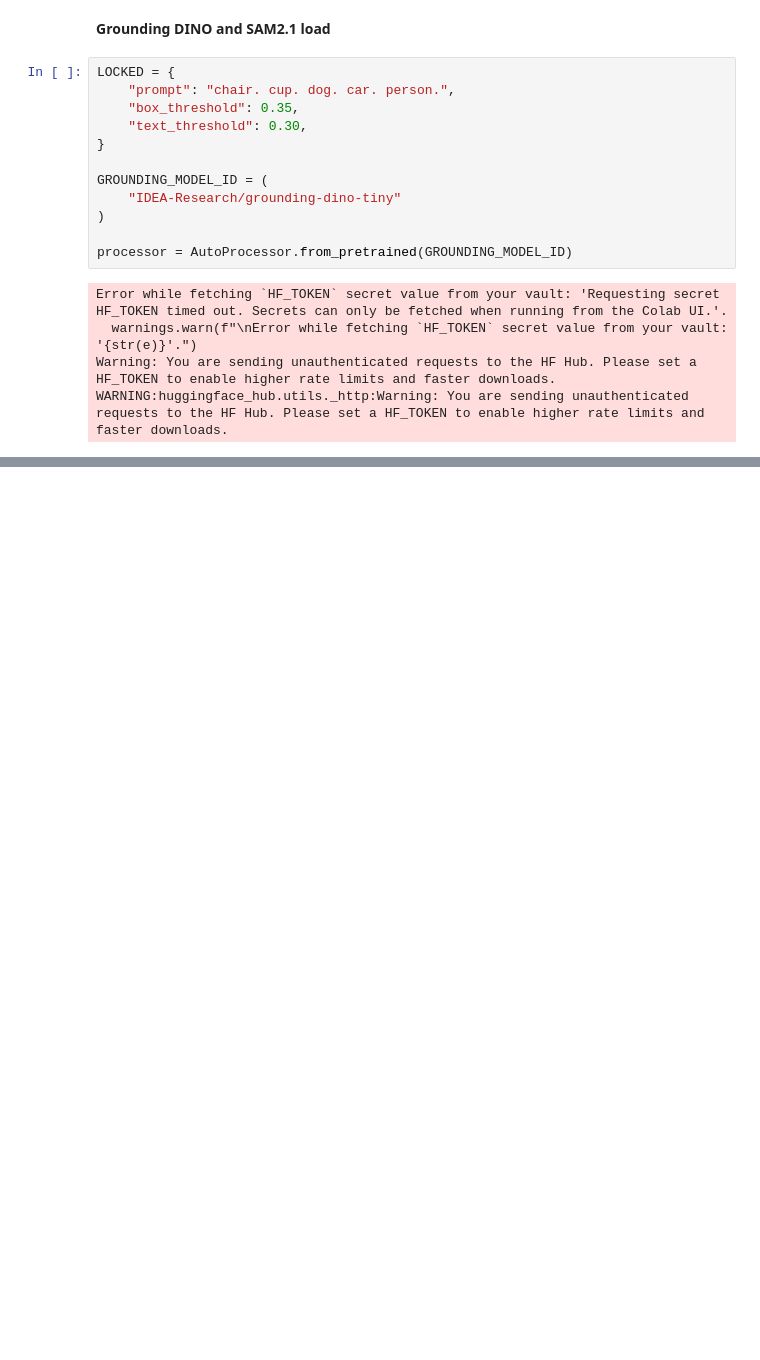
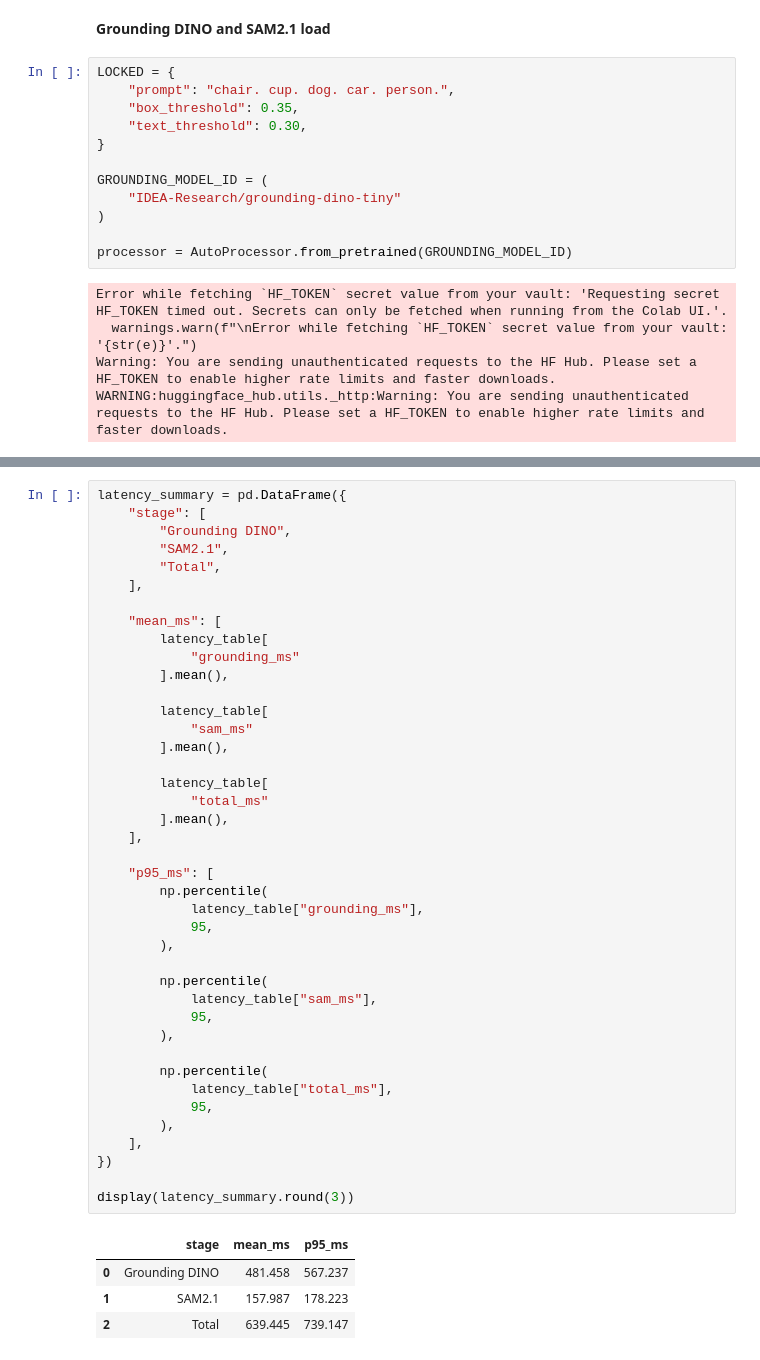
Before and after one commit to mdmohsin212/modern-vision-multimodal-lab, a Jupyter notebook: Vision/open_vocabulary_and_grounded_ision/grounded_sam.ipynb, the cells around one changed output, grey strips where cells are left out. Cells and saved outputs as stored; diff of their text form; blank space fills up the shorter version.

```diff
--- a/Vision/open_vocabulary_and_grounded_ision/grounded_sam.ipynb
+++ b/Vision/open_vocabulary_and_grounded_ision/grounded_sam.ipynb
@@ -220,0 +700,46 @@ Locked configuration: {'prompt': 'chair. cup. dog. car. person.', 'box_threshold
+# %%
+latency_summary = pd.DataFrame({
+    "stage": [
+        "Grounding DINO",
+        "SAM2.1",
+        "Total",
+    ],
+
+    "mean_ms": [
+        latency_table[
+            "grounding_ms"
+        ].mean(),
+
+        latency_table[
+            "sam_ms"
+        ].mean(),
+
+        latency_table[
+            "total_ms"
+        ].mean(),
+    ],
+
+    "p95_ms": [
+        np.percentile(
+            latency_table["grounding_ms"],
+            95,
+        ),
+
+        np.percentile(
+            latency_table["sam_ms"],
+            95,
+        ),
+
+        np.percentile(
+            latency_table["total_ms"],
+            95,
+        ),
+    ],
+})
+
+display(latency_summary.round(3))
+# %% [output]
+|  | stage | mean_ms | p95_ms |
+| 0 | Grounding DINO | 481.458 | 567.237 |
+| 1 | SAM2.1 | 157.987 | 178.223 |
+| 2 | Total | 639.445 | 739.147 |
```
Also changed, not shown: parts of 24 cells of this notebook.
